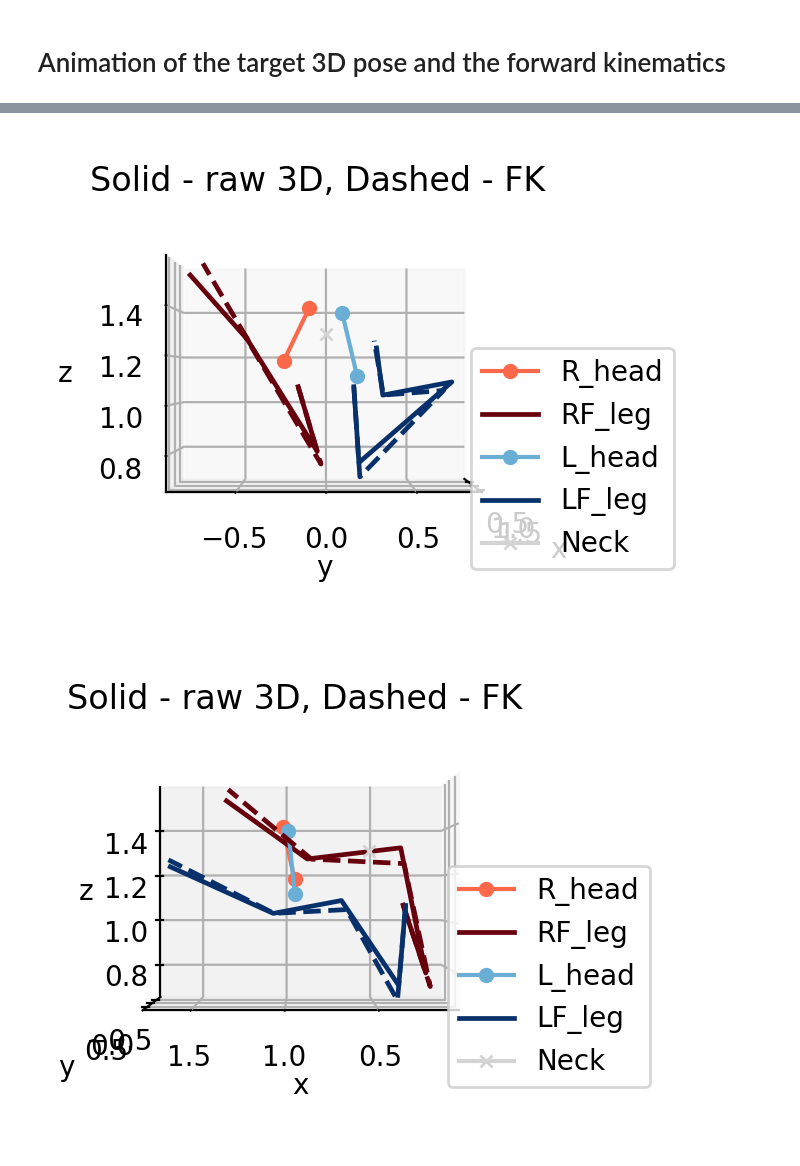
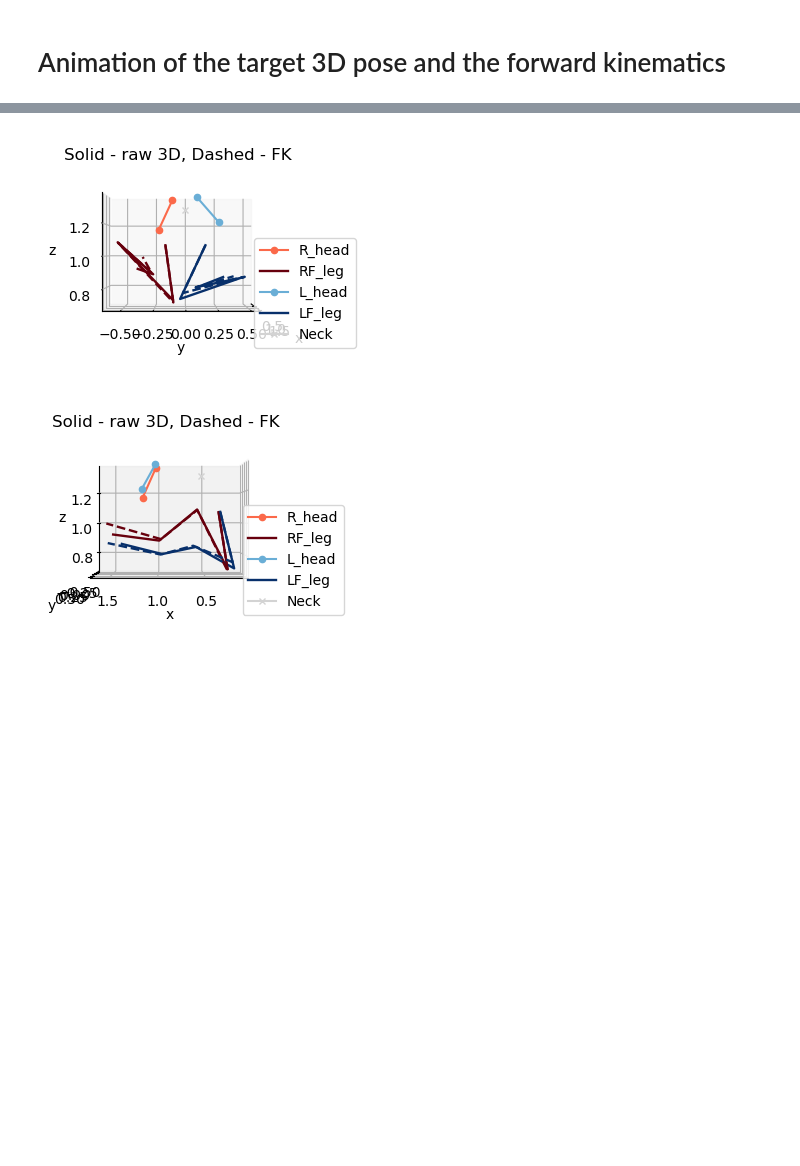
Before and after one commit to NeLy-EPFL/sequential-inverse-kinematics, a Jupyter notebook: docs/seqikpy_grooming.ipynb, the cells around one changed output, grey strips where cells are left out. Cells and saved outputs as stored; diff of their text form; code cells hidden in the pictures; blank space fills up the shorter version.

```diff
--- a/docs/seqikpy_grooming.ipynb
+++ b/docs/seqikpy_grooming.ipynb
@@ -198,6 +190,6 @@ After the process is over, `run_ik_and_fk` will save the results in two separete
 # %%
 leg_joint_angles, forward_kinematics = class_seq_ik.run_ik_and_fk(
     export_path=data_path,
-    hide_progress_bar=False
+    hide_progress_bar=True
 )
 # %% [output]
@@ -207,7 +199,7 @@ leg_joint_angles, forward_kinematics = class_seq_ik.run_ik_and_fk(
 # 2D visualization of the joint angles
 # %%
 # Let's plot the joint angles for all six legs
-fig, axs = plt.subplots(1, 2, figsize=(9, 2), dpi=200)
+fig, axs = plt.subplots(1, 2, figsize=(9, 3), dpi=100)
 
 axs = axs.flatten()
 for angle_name in leg_joint_angle_names:
@@ -231,7 +223,5 @@ axs[1].legend(bbox_to_anchor=(1.1, 1), frameon=False)
 
 plt.suptitle("Leg joint angles (deg)")
 plt.tight_layout()
-
-# fig.savefig("../results/alljoints_follow_ikpy_left.png", bbox_inches="tight")
 plt.show()
 # %% [output]
@@ -239,18 +229,20 @@ plt.show()
 # %% [markdown]
 # Animation of the target 3D pose and the forward kinematics
 # %%
-n_frames = 300
+n_frames = 200
 # change the neck points to an array
 aligned_pos['Neck'] = np.tile(aligned_pos['Neck'], (n_frames, 1, 1))
 # %%
-for azim, elev in [(90,0),(0,90)]:
-    animate_3d_points(
-        points3d=aligned_pos,
-        points3d_second=forward_kinematics,
-        export_path=data_path / f'fk_ik_elev_{elev}_azim_{azim}.mp4',
-        frame_no=n_frames,
-        elev=elev,
-        azim=azim,
-        fps=100,
-    )
+azim=0
+elev=10
+
+animate_3d_points(
+    points3d=aligned_pos,
+    points3d_second=forward_kinematics,
+    export_path=data_path / f'fk_ik_elev_{elev}_azim_{azim}.mp4',
+    frame_no=n_frames,
+    elev=elev,
+    azim=azim,
+    fps=100,
+)
 # %% [output]
@@ -258,34 +255,34 @@ for azim, elev in [(90,0),(0,90)]:
 # %%
 # If wanted, you can save each frame as a png file
 
 plt.style.use('default')
-t = 42
+t = 50
 for azim, elev in [(0,0),(90,0),(0,90)]:
-    fig = plt.figure(figsize=(3,3),dpi=200)
+    fig = plt.figure(figsize=(3,3),dpi=100)
     ax3d = fig.add_subplot(projection='3d')
     ax3d.view_init(azim=azim, elev=elev)
 
     ax3d.set_xlabel('x')
     ax3d.set_ylabel('y')
     ax3d.set_zlabel('z')
 
     plot_3d_points(
         ax3d,
         aligned_pos,
         t=t,
         line_style='solid'
     )
     ax3d.legend(bbox_to_anchor=(1.3,0.6))
 
     plot_3d_points(
         ax3d,
         forward_kinematics,
         t=t,
         line_style='--'
     )
 
     ax3d.set_title('Solid - raw 3D, Dashed - FK', y=0.95)
     plt.show()
 # %% [output]
-[figure, old version]
+[figure, new version]
-[figure, old version]
+[figure, new version]
```
Also changed, not shown: parts of 12 cells of this notebook, 19 other files.
